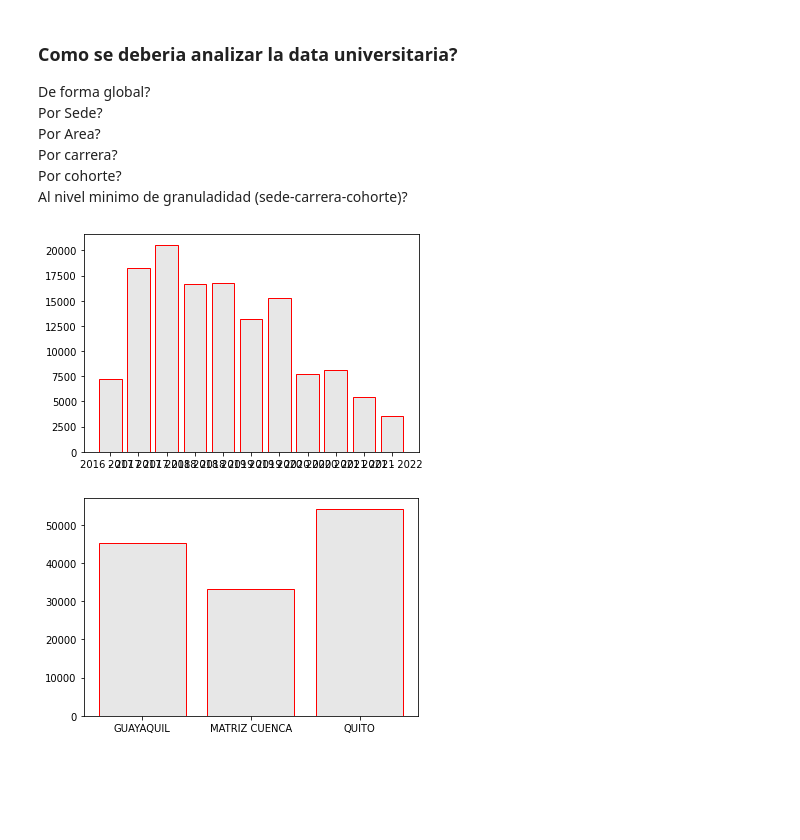
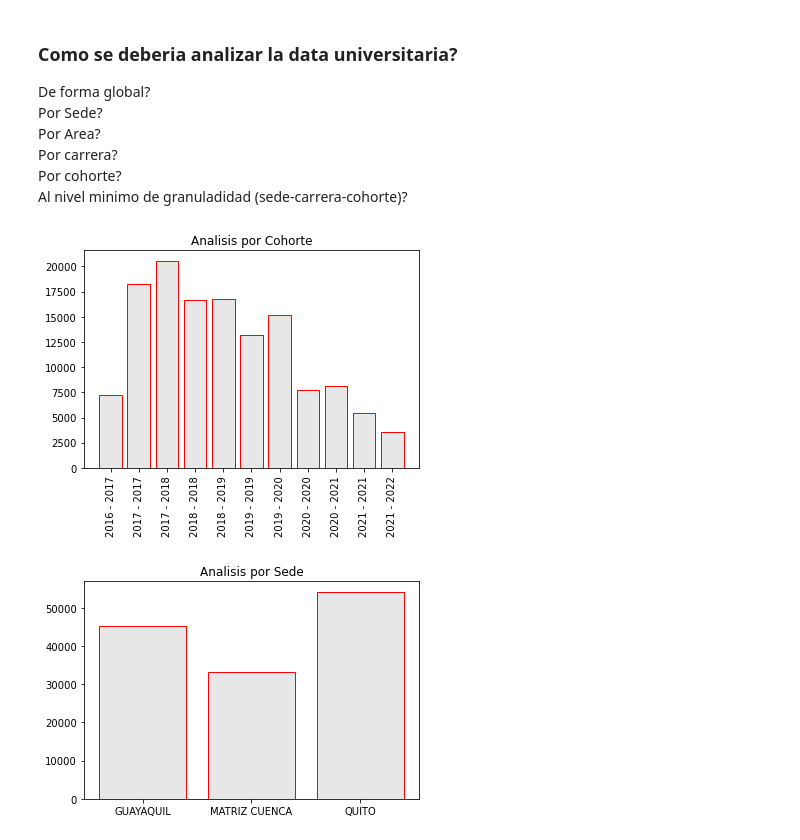
Before and after one commit to PelaezFrancisco/PracticasNegocios, a Jupyter notebook: TrabajosEnClases/Practica1/ReporteDatos.ipynb, the cells around one changed output. Cells and saved outputs as stored; diff of their text form; code cells hidden in the pictures; blank space fills up the shorter version.

```diff
--- a/TrabajosEnClases/Practica1/ReporteDatos.ipynb
+++ b/TrabajosEnClases/Practica1/ReporteDatos.ipynb
@@ -50,14 +52,16 @@ Al nivel minimo de granuladidad (sede-carrera-cohorte)?
 # %%
 #A nivel de cohortes
 cohovalues = []
 for coho in cohortes:
     dx = df.loc[df['COHORTE'] == coho]
     cohovalues.append(dx['NRO ALUMNOS'].sum())
 
 plt.figure()
+plt.xticks(rotation = 90)
+plt.title("Analisis por Cohorte")
 barras = plt.bar(cohortes, cohovalues, color=(0.1, 0.1, 0.1, 0.1),edgecolor='red')
 # %% [output]
-[figure, old version]
+[figure, new version]
 # %%
 #A nivel de sede
 sedevalues = []
@@ -66,9 +70,10 @@ for sede in sedes:
     sedevalues.append(dx['NRO ALUMNOS'].sum())
 
 plt.figure()
+plt.title("Analisis por Sede")
 barras = plt.bar(sedes, sedevalues, color=(0.1, 0.1, 0.1, 0.1),edgecolor='red')
 # %% [output]
-[figure, old version]
+[figure, new version]
 # %%
 #A nivel de carrera
 carrvalues = []
```
Also changed, not shown: parts of 5 cells of this notebook, 2 other files.
